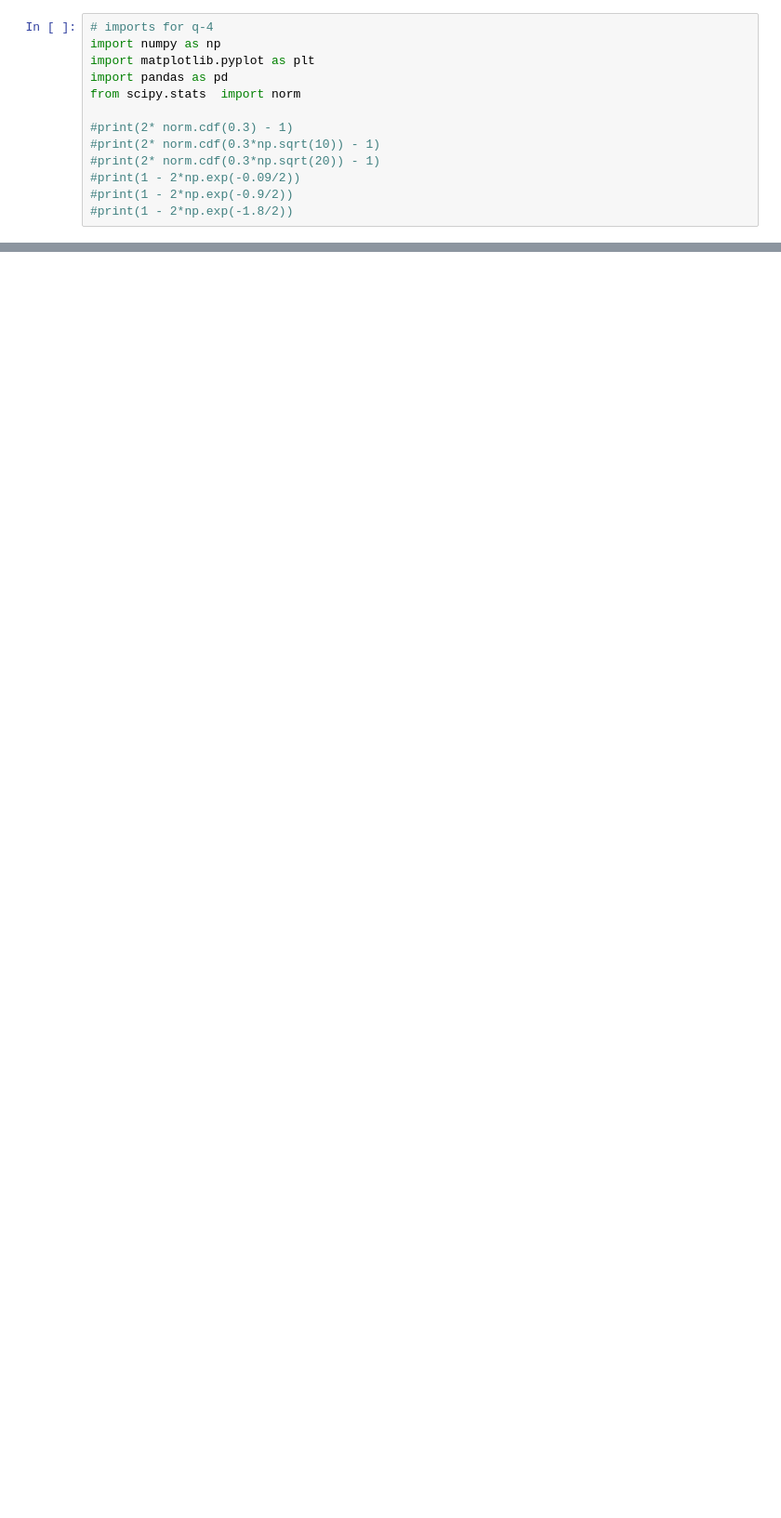
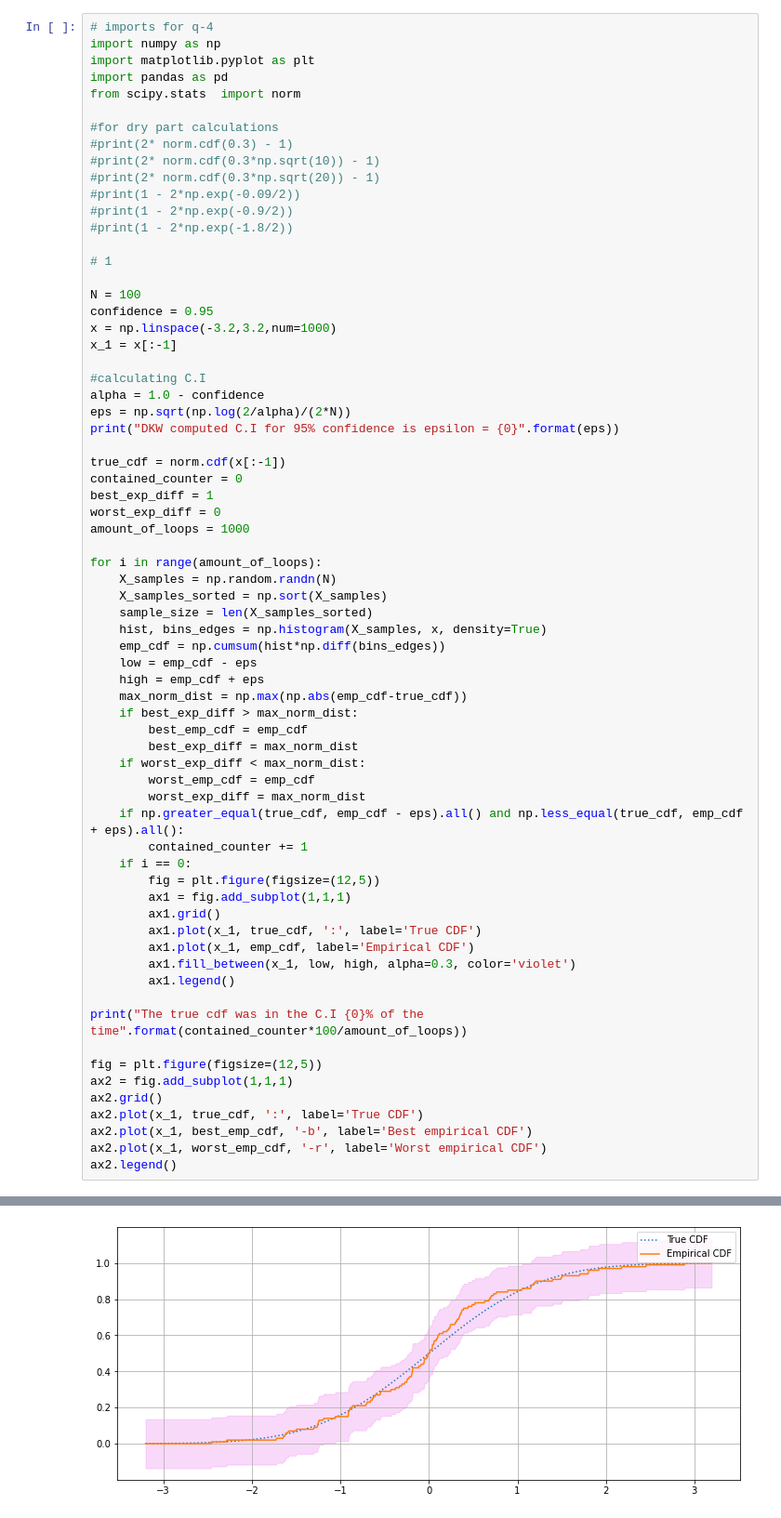
Before and after one commit to ynahum/anam_hw, a Jupyter notebook: dry1/ee046202_hw_1_statistics_public/ee046202_hw_1_statistics_public.ipynb, the cells around one changed output, grey strips where cells are left out. Shown at 93% size. Cells and saved outputs as stored; diff of their text form; blank space fills up the shorter version.

```diff
--- a/dry1/ee046202_hw_1_statistics_public/ee046202_hw_1_statistics_public.ipynb
+++ b/dry1/ee046202_hw_1_statistics_public/ee046202_hw_1_statistics_public.ipynb
@@ -295,9 +295,65 @@ import matplotlib.pyplot as plt
 import pandas as pd
 from scipy.stats  import norm
 
+#for dry part calculations
 #print(2* norm.cdf(0.3) - 1)
 #print(2* norm.cdf(0.3*np.sqrt(10)) - 1)
 #print(2* norm.cdf(0.3*np.sqrt(20)) - 1)
 #print(1 - 2*np.exp(-0.09/2))
 #print(1 - 2*np.exp(-0.9/2))
 #print(1 - 2*np.exp(-1.8/2))
+
+# 1
+
+N = 100
+confidence = 0.95
+x = np.linspace(-3.2,3.2,num=1000)
+x_1 = x[:-1]
+
+#calculating C.I
+alpha = 1.0 - confidence
+eps = np.sqrt(np.log(2/alpha)/(2*N))
+print("DKW computed C.I for 95% confidence is epsilon = {0}".format(eps))
+
+true_cdf = norm.cdf(x[:-1])
+contained_counter = 0
+best_exp_diff = 1
+worst_exp_diff = 0
+amount_of_loops = 1000
+
+for i in range(amount_of_loops):
+    X_samples = np.random.randn(N)
+    X_samples_sorted = np.sort(X_samples)
+    sample_size = len(X_samples_sorted)
+    hist, bins_edges = np.histogram(X_samples, x, density=True)
+    emp_cdf = np.cumsum(hist*np.diff(bins_edges))
+    low = emp_cdf - eps
+    high = emp_cdf + eps
+    max_norm_dist = np.max(np.abs(emp_cdf-true_cdf))
+    if best_exp_diff > max_norm_dist:
+        best_emp_cdf = emp_cdf
+        best_exp_diff = max_norm_dist
+    if worst_exp_diff < max_norm_dist:
+        worst_emp_cdf = emp_cdf
+        worst_exp_diff = max_norm_dist
+    if np.greater_equal(true_cdf, emp_cdf - eps).all() and np.less_equal(true_cdf, emp_cdf + eps).all():
+        contained_counter += 1
+    if i == 0:
+        fig = plt.figure(figsize=(12,5))
+        ax1 = fig.add_subplot(1,1,1)
+        ax1.grid()
+        ax1.plot(x_1, true_cdf, ':', label='True CDF')
+        ax1.plot(x_1, emp_cdf, label='Empirical CDF')
+        ax1.fill_between(x_1, low, high, alpha=0.3, color='violet')
+        ax1.legend()
+
+print("The true cdf was in the C.I {0}% of the time".format(contained_counter*100/amount_of_loops))
+
+fig = plt.figure(figsize=(12,5))
+ax2 = fig.add_subplot(1,1,1)
+ax2.grid()
+ax2.plot(x_1, true_cdf, ':', label='True CDF')
+ax2.plot(x_1, best_emp_cdf, '-b', label='Best empirical CDF')
+ax2.plot(x_1, worst_emp_cdf, '-r', label='Worst empirical CDF')
+ax2.legend()
+# %% [output]
@@ -303,0 +363 @@ from scipy.stats  import norm
+[figure, added]
```
Also changed, not shown: parts of 1 cell of this notebook.
